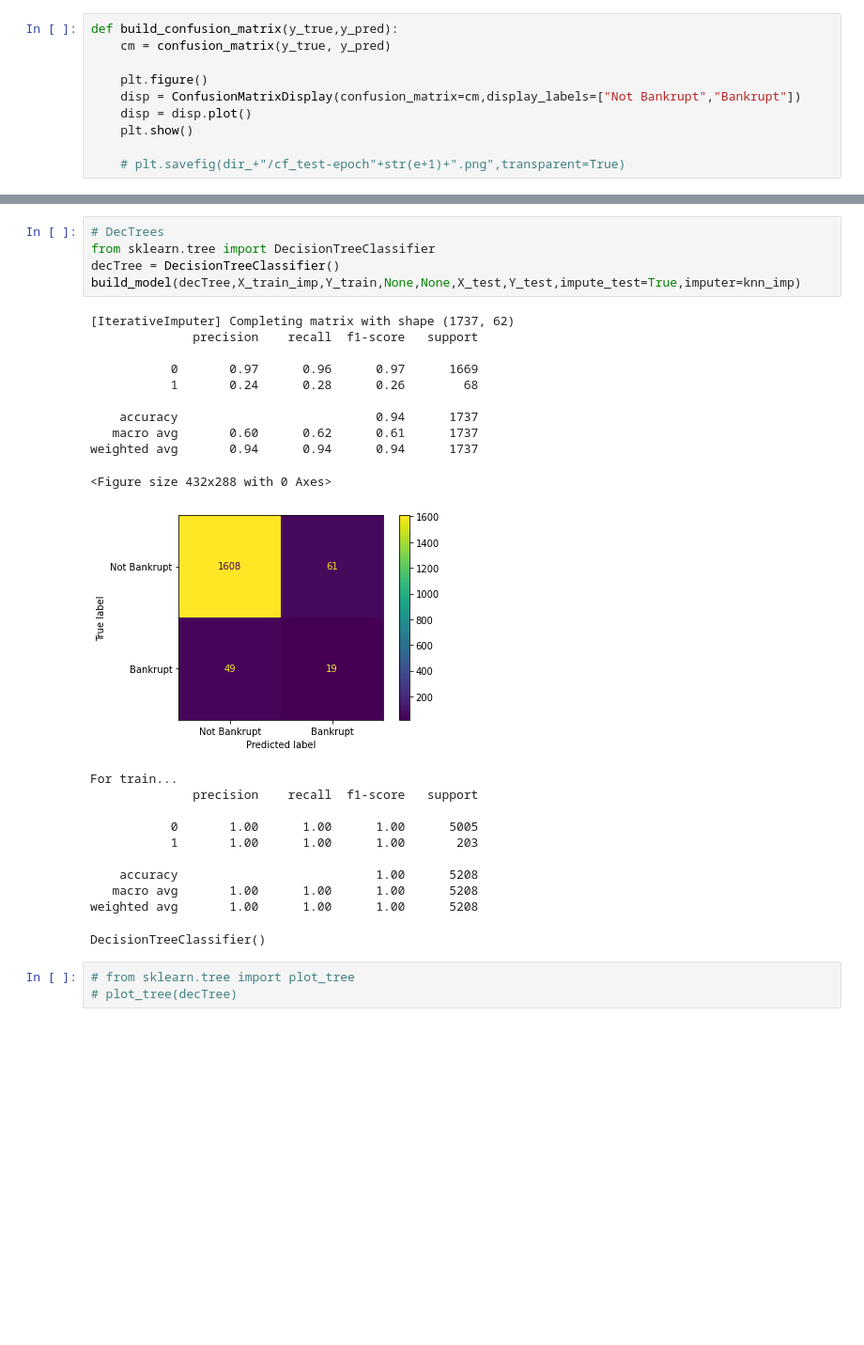
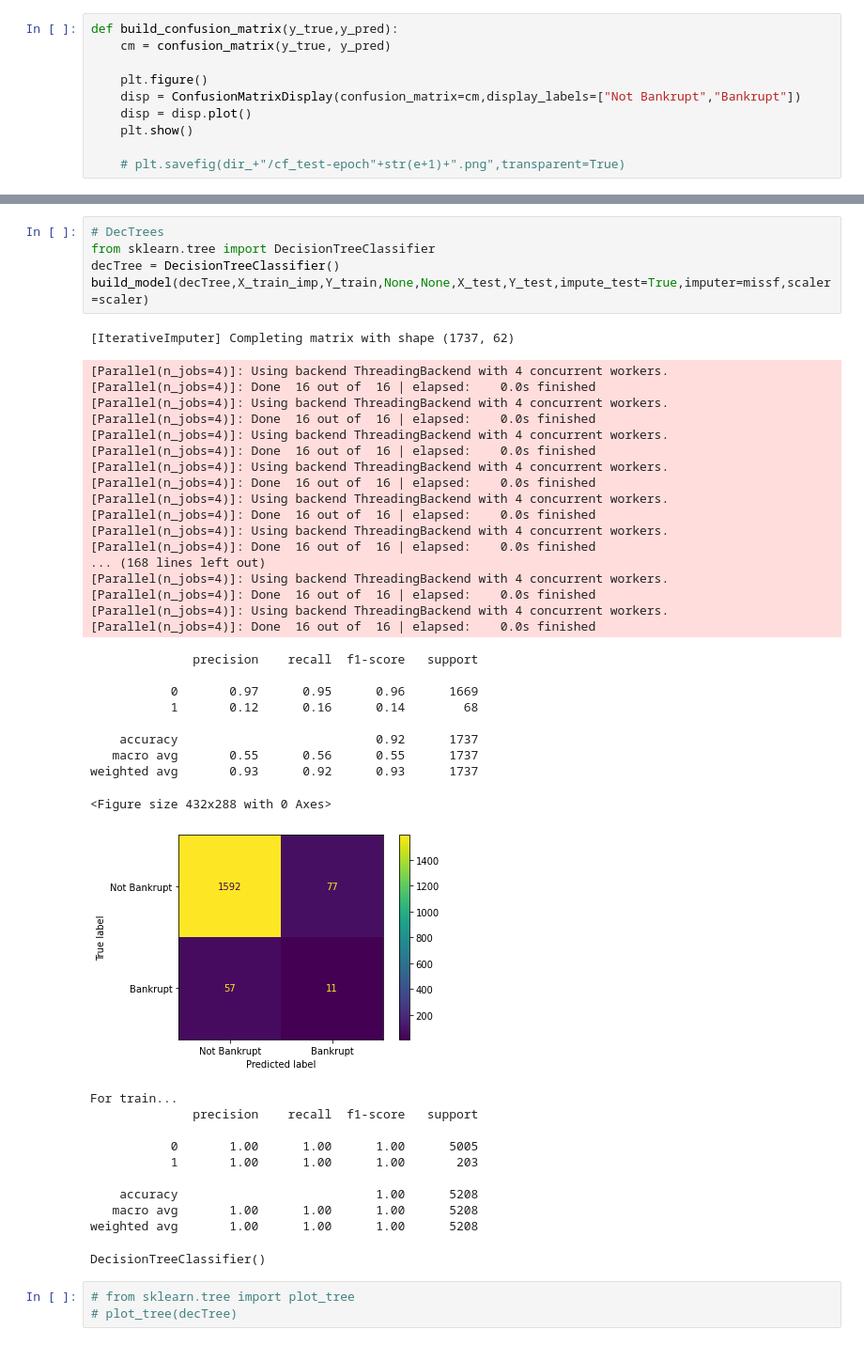
Before and after one commit to cb3101/bankruptcy_prediction, a Jupyter notebook: analysis/RE: missing_vals.ipynb, the cells around one changed output, grey strips where cells are left out. Shown at 94% size. Cells and saved outputs as stored; diff of their text form; blank space fills up the shorter version.

```diff
--- a/analysis/RE: missing_vals.ipynb
+++ b/analysis/RE: missing_vals.ipynb
@@ -421,30 +456,47 @@ KNeighborsClassifier(n_neighbors=2)
 # %%
 # DecTrees
 from sklearn.tree import DecisionTreeClassifier
 decTree = DecisionTreeClassifier()
-build_model(decTree,X_train_imp,Y_train,None,None,X_test,Y_test,impute_test=True,imputer=knn_imp)
+build_model(decTree,X_train_imp,Y_train,None,None,X_test,Y_test,impute_test=True,imputer=missf,scaler=scaler)
 # %% [output]
 [IterativeImputer] Completing matrix with shape (1737, 62)
-              precision    recall  f1-score   support
-
-           0       0.97      0.96      0.97      1669
-           1       0.24      0.28      0.26        68
-
-    accuracy                           0.94      1737
-   macro avg       0.60      0.62      0.61      1737
-weighted avg       0.94      0.94      0.94      1737
-<Figure size 432x288 with 0 Axes>
+[Parallel(n_jobs=4)]: Using backend ThreadingBackend with 4 concurrent workers.
+[Parallel(n_jobs=4)]: Done  16 out of  16 | elapsed:    0.0s finished
+[Parallel(n_jobs=4)]: Using backend ThreadingBackend with 4 concurrent workers.
+[Parallel(n_jobs=4)]: Done  16 out of  16 | elapsed:    0.0s finished
+[Parallel(n_jobs=4)]: Using backend ThreadingBackend with 4 concurrent workers.
+[Parallel(n_jobs=4)]: Done  16 out of  16 | elapsed:    0.0s finished
+[Parallel(n_jobs=4)]: Using backend ThreadingBackend with 4 concurrent workers.
+[Parallel(n_jobs=4)]: Done  16 out of  16 | elapsed:    0.0s finished
+[Parallel(n_jobs=4)]: Using backend ThreadingBackend with 4 concurrent workers.
+[Parallel(n_jobs=4)]: Done  16 out of  16 | elapsed:    0.0s finished
+[Parallel(n_jobs=4)]: Using backend ThreadingBackend with 4 concurrent workers.
+[Parallel(n_jobs=4)]: Done  16 out of  16 | elapsed:    0.0s finished
+... (168 lines left out)
+[Parallel(n_jobs=4)]: Using backend ThreadingBackend with 4 concurrent workers.
+[Parallel(n_jobs=4)]: Done  16 out of  16 | elapsed:    0.0s finished
+[Parallel(n_jobs=4)]: Using backend ThreadingBackend with 4 concurrent workers.
+[Parallel(n_jobs=4)]: Done  16 out of  16 | elapsed:    0.0s finished
-[figure, old version]
-For train...
               precision    recall  f1-score   support
 
-           0       1.00      1.00      1.00      5005
-           1       1.00      1.00      1.00       203
+           0       0.97      0.95      0.96      1669
+           1       0.12      0.16      0.14        68
 
-    accuracy                           1.00      5208
-   macro avg       1.00      1.00      1.00      5208
-weighted avg       1.00      1.00      1.00      5208
+    accuracy                           0.92      1737
+   macro avg       0.55      0.56      0.55      1737
+weighted avg       0.93      0.92      0.93      1737
-DecisionTreeClassifier()
+<Figure size 432x288 with 0 Axes>
+[figure, new version]
+For train...
+              precision    recall  f1-score   support
+
+           0       1.00      1.00      1.00      5005
+           1       1.00      1.00      1.00       203
+
+    accuracy                           1.00      5208
+   macro avg       1.00      1.00      1.00      5208
+weighted avg       1.00      1.00      1.00      5208
+DecisionTreeClassifier()
 # %%
 # from sklearn.tree import plot_tree
 # plot_tree(decTree)
```
Also changed, not shown: parts of 19 cells of this notebook.
